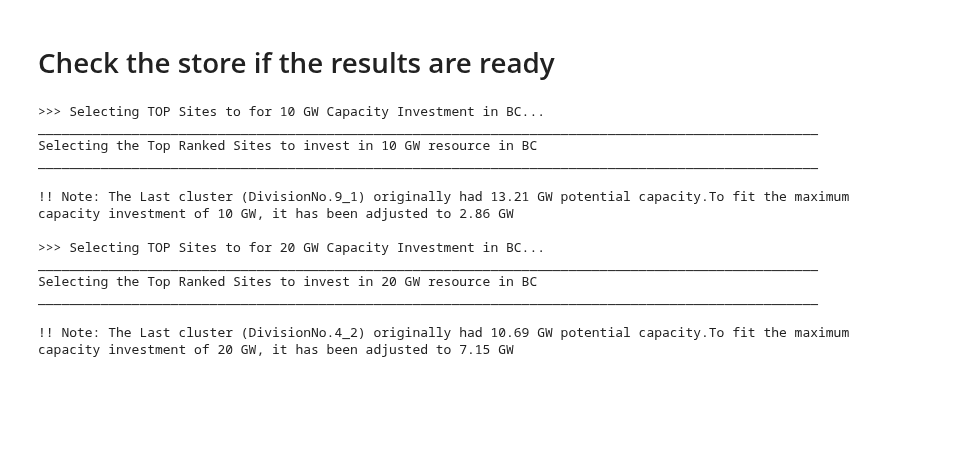
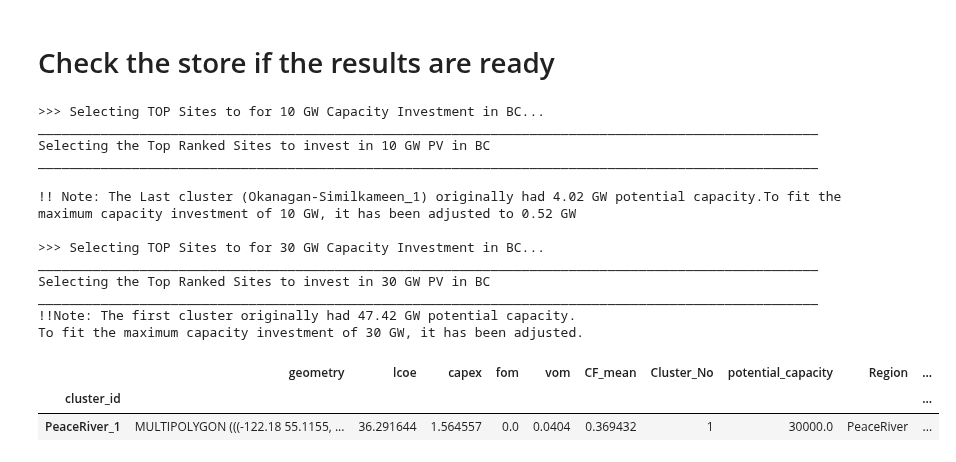
Before and after one commit to DeltaE/RESource, a Jupyter notebook: resource_plots.ipynb, the cells around one changed output. Saved outputs shown, nothing was run; the diff lists cells and outputs as text; code cells hidden in the pictures; blank space fills up the shorter version.

```diff
--- a/resource_plots.ipynb
+++ b/resource_plots.ipynb
@@ -57,21 +61,27 @@ resource_clusters_solar,cluster_timeseries_solar=RES_module.select_top_sites(sol
 
 resource_clusters_wind,cluster_timeseries_wind=RES_module.select_top_sites(wind_clusters,
                                                                 wind_clusters_ts,
-                                                                    resource_max_capacity=20)
+                                                                    resource_max_capacity=30)
 # %% [output]
 >>> Selecting TOP Sites to for 10 GW Capacity Investment in BC...
 ____________________________________________________________________________________________________
-Selecting the Top Ranked Sites to invest in 10 GW resource in BC
+Selecting the Top Ranked Sites to invest in 10 GW PV in BC
 ____________________________________________________________________________________________________
 
-!! Note: The Last cluster (DivisionNo.9_1) originally had 13.21 GW potential capacity.To fit the maximum capacity investment of 10 GW, it has been adjusted to 2.86 GW
+!! Note: The Last cluster (Okanagan-Similkameen_1) originally had 4.02 GW potential capacity.To fit the maximum capacity investment of 10 GW, it has been adjusted to 0.52 GW
 
->>> Selecting TOP Sites to for 20 GW Capacity Investment in BC...
+>>> Selecting TOP Sites to for 30 GW Capacity Investment in BC...
 ____________________________________________________________________________________________________
-Selecting the Top Ranked Sites to invest in 20 GW resource in BC
+Selecting the Top Ranked Sites to invest in 30 GW PV in BC
 ____________________________________________________________________________________________________
-
-!! Note: The Last cluster (DivisionNo.4_2) originally had 10.69 GW potential capacity.To fit the maximum capacity investment of 20 GW, it has been adjusted to 7.15 GW
+!!Note: The first cluster originally had 47.42 GW potential capacity.
+To fit the maximum capacity investment of 30 GW, it has been adjusted.
+# %%
+resource_clusters_wind
+# %% [output]
+|  | geometry | lcoe | capex | fom | vom | CF_mean | Cluster_No | potential_capacity | Region | ... |
+| cluster_id |  |  |  |  |  |  |  |  |  | ... |
+| PeaceRiver_1 | MULTIPOLYGON (((-122.18 55.1155, ... | 36.291644 | 1.564557 | 0.0 | 0.0404 | 0.369432 | 1 | 30000.0 | PeaceRiver | ... |
 # %%
 import matplotlib.pyplot as plt
 import geopandas as gpd
```
Also changed, not shown: parts of 5 cells of this notebook, 10 other files.
